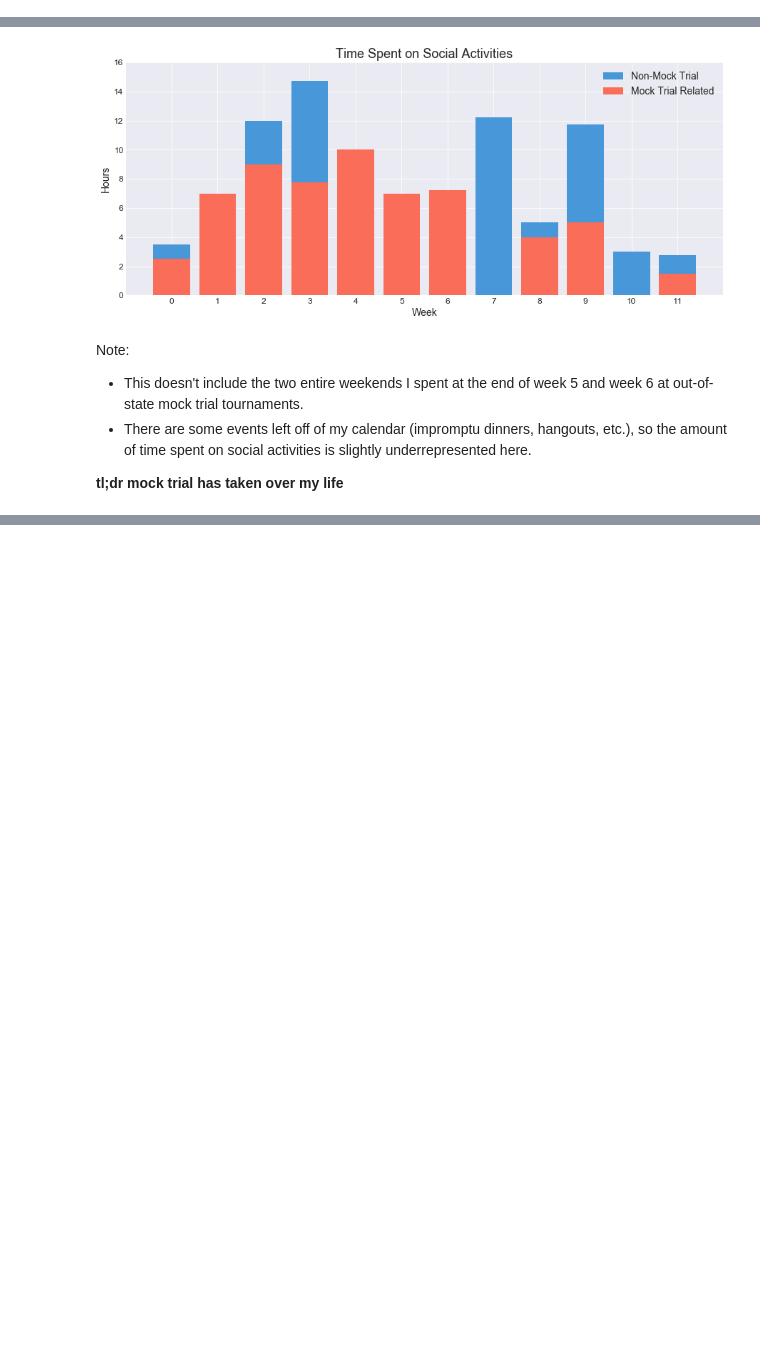
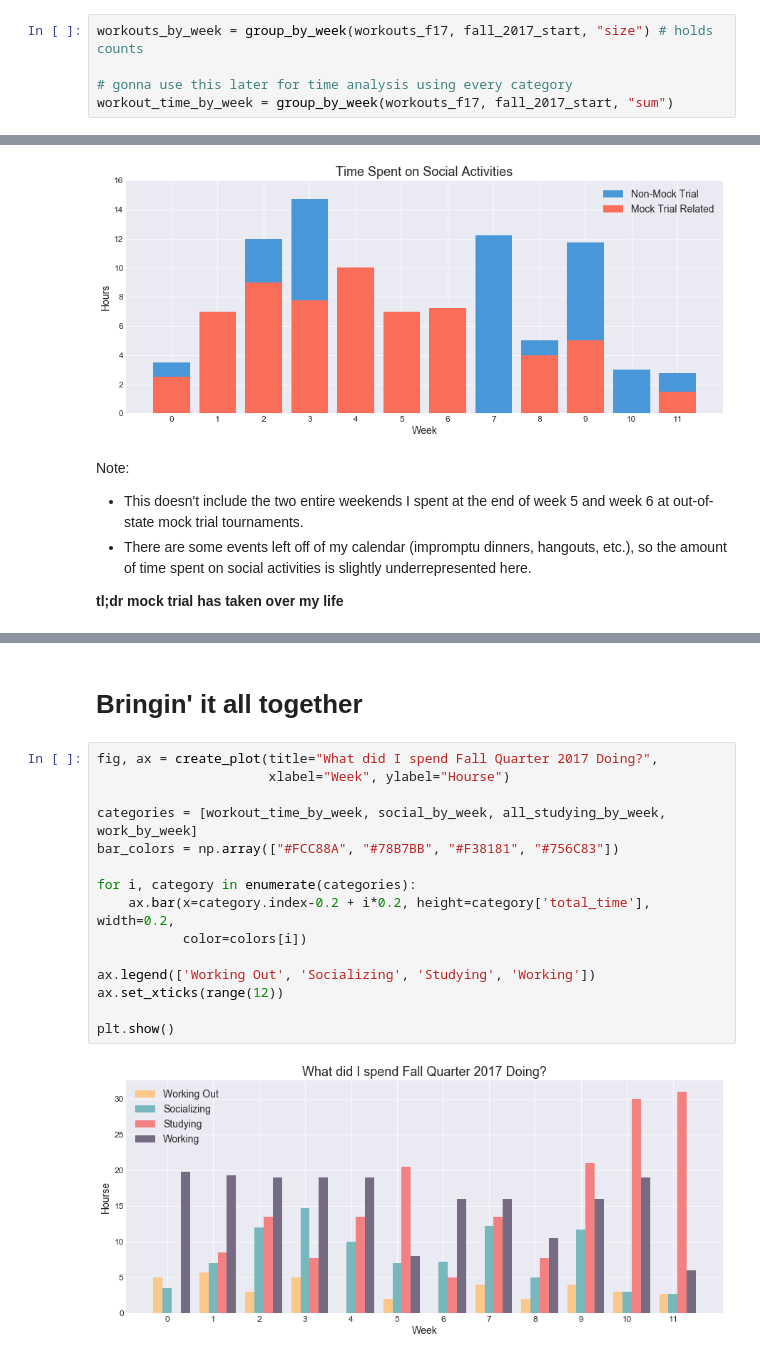
Before and after one commit to ashleyshine/ticktock, a Jupyter notebook: Tracking-Time.ipynb, the cells around one changed output, grey strips where cells are left out. Cells and saved outputs as stored; diff of their text form; blank space fills up the shorter version.

Commit message:
work analysis & bringing together all 4 categories

```diff
--- a/Tracking-Time.ipynb
+++ b/Tracking-Time.ipynb
@@ -477,3 +474,8 @@ workouts_by_week = group_by_week(workouts_f17, fall_2017_start, "size")
+# %%
+workouts_by_week = group_by_week(workouts_f17, fall_2017_start, "size") # holds counts
+
+# gonna use this later for time analysis using every category
+workout_time_by_week = group_by_week(workouts_f17, fall_2017_start, "sum")
 # %%
 fig, ax = create_plot(title="Number of Workouts by Week", xlabel="Week",
                       ylabel="Number of Workouts")
@@ -650,0 +673,19 @@ Note:
+# %% [markdown]
+# Bringin' it all together
+# %%
+fig, ax = create_plot(title="What did I spend Fall Quarter 2017 Doing?",
+                      xlabel="Week", ylabel="Hourse")
+
+categories = [workout_time_by_week, social_by_week, all_studying_by_week, work_by_week]
+bar_colors = np.array(["#FCC88A", "#78B7BB", "#F38181", "#756C83"])
+
+for i, category in enumerate(categories):
+    ax.bar(x=category.index-0.2 + i*0.2, height=category['total_time'], width=0.2,
+           color=colors[i])
+
+ax.legend(['Working Out', 'Socializing', 'Studying', 'Working'])
+ax.set_xticks(range(12))
+
+plt.show()
+# %% [output]
+[figure, added]
```
Also changed, not shown: parts of 18 cells of this notebook.
